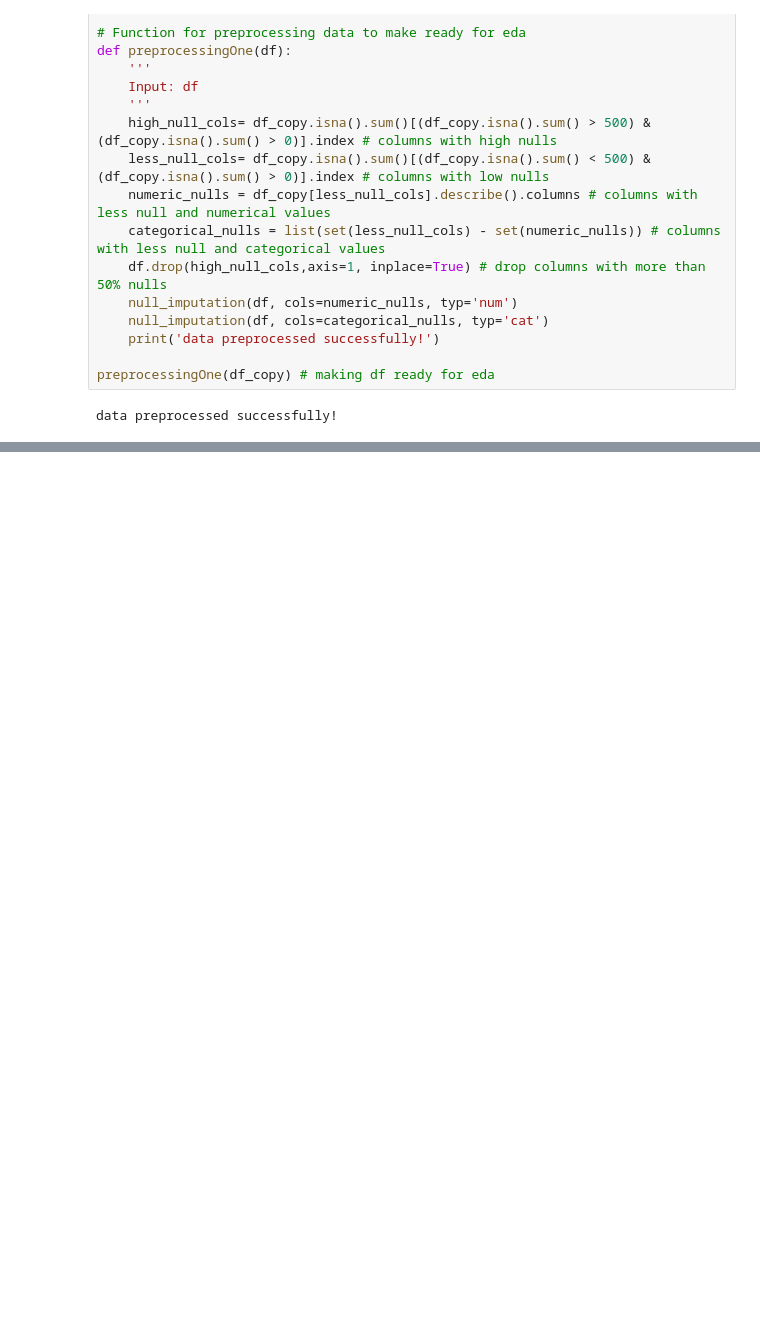
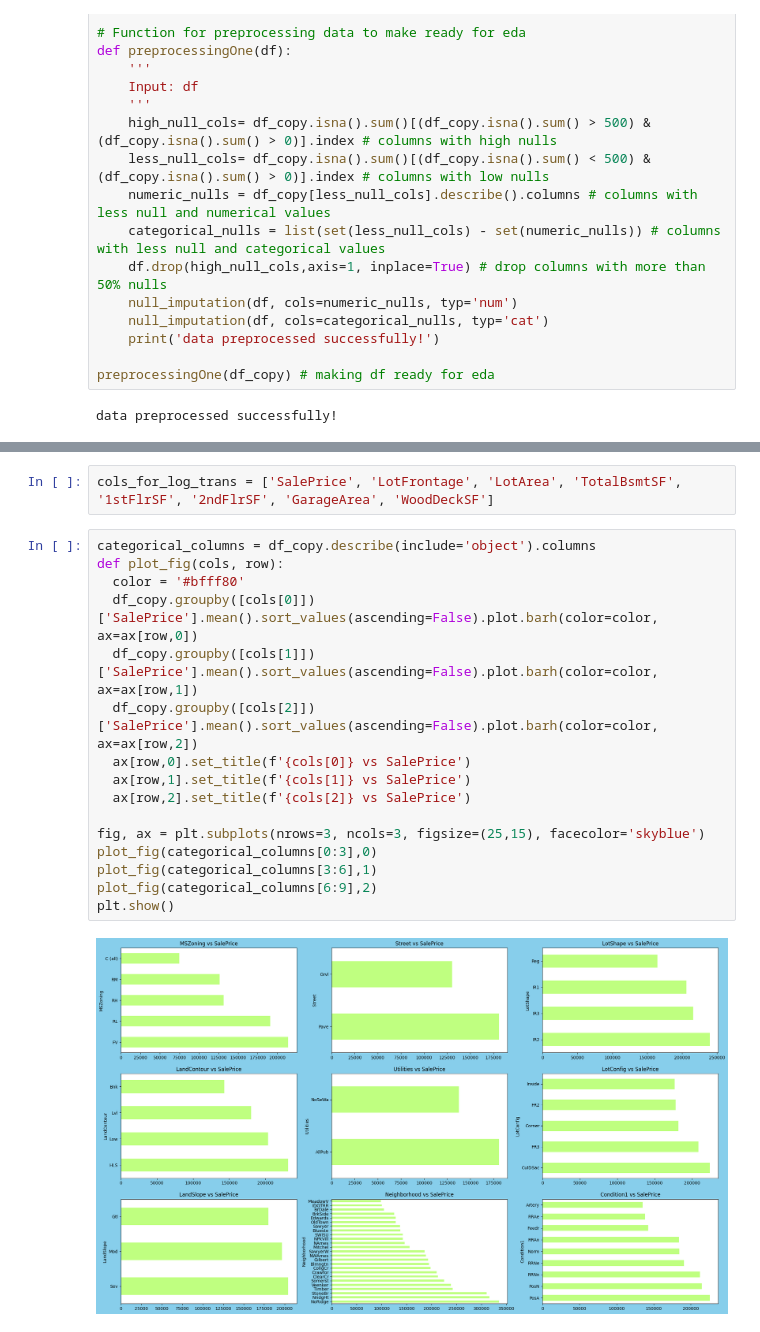
Before and after one commit to mdismailquraishicse/HousePriceAdvanceRegressionTechniquesKaggle, a Jupyter notebook: Main.ipynb, the cells around one changed output, grey strips where cells are left out. Drawn from its saved outputs; the diff is of its cells as text; blank space fills up the shorter version.

```diff
--- a/Main.ipynb
+++ b/Main.ipynb
@@ -737,0 +726,20 @@ Number of house in each  LotConfig
+# %%
+cols_for_log_trans = ['SalePrice', 'LotFrontage', 'LotArea', 'TotalBsmtSF', '1stFlrSF', '2ndFlrSF', 'GarageArea', 'WoodDeckSF']
+# %%
+categorical_columns = df_copy.describe(include='object').columns
+def plot_fig(cols, row):
+  color = '#bfff80'
+  df_copy.groupby([cols[0]])['SalePrice'].mean().sort_values(ascending=False).plot.barh(color=color, ax=ax[row,0])
+  df_copy.groupby([cols[1]])['SalePrice'].mean().sort_values(ascending=False).plot.barh(color=color, ax=ax[row,1])
+  df_copy.groupby([cols[2]])['SalePrice'].mean().sort_values(ascending=False).plot.barh(color=color, ax=ax[row,2])
+  ax[row,0].set_title(f'{cols[0]} vs SalePrice')
+  ax[row,1].set_title(f'{cols[1]} vs SalePrice')
+  ax[row,2].set_title(f'{cols[2]} vs SalePrice')
+
+fig, ax = plt.subplots(nrows=3, ncols=3, figsize=(25,15), facecolor='skyblue')
+plot_fig(categorical_columns[0:3],0)
+plot_fig(categorical_columns[3:6],1)
+plot_fig(categorical_columns[6:9],2)
+plt.show()
+# %% [output]
+[figure, added]
```
Also changed, not shown: parts of 22 cells of this notebook.
